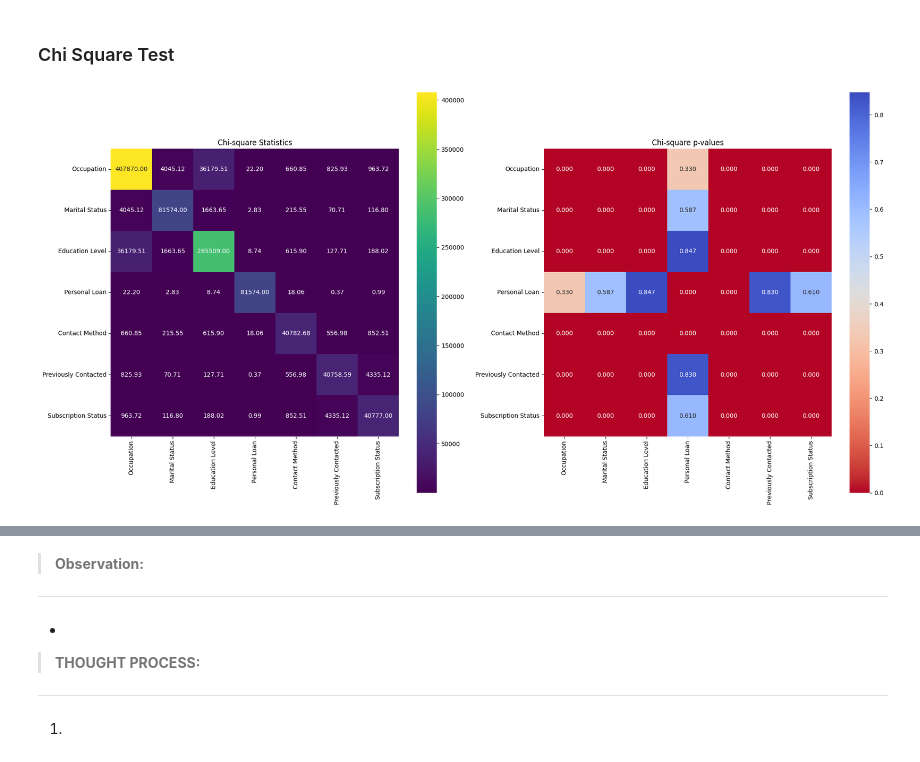
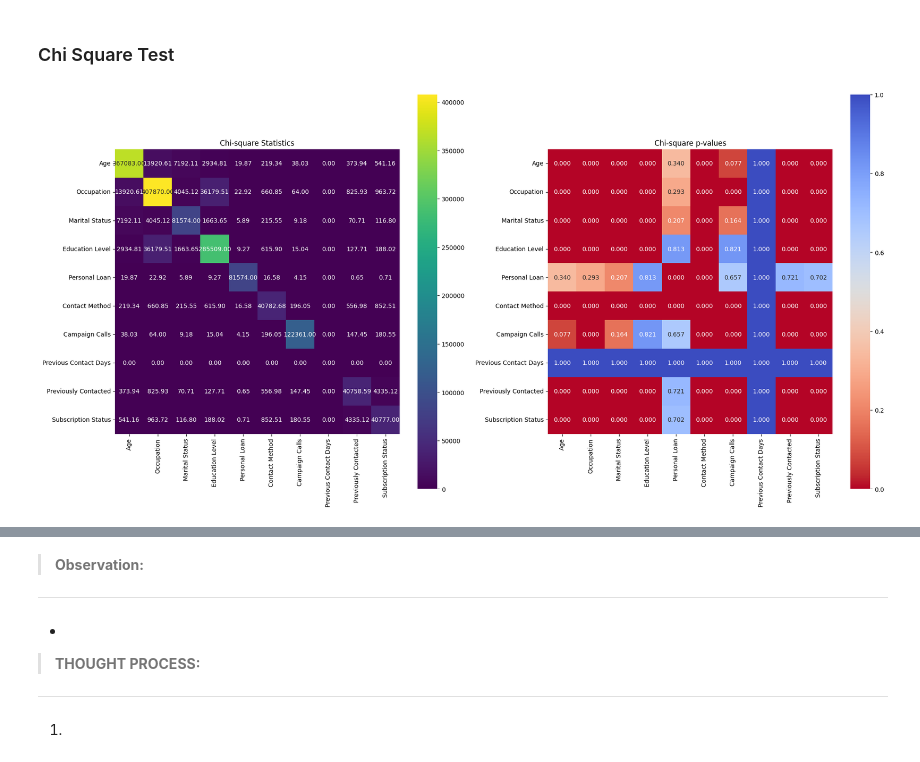
Before and after one commit to HigherGround189/EGT309-Team-Harish-Kanna, a Jupyter notebook: notebooks/Jun_Hoe_eda.ipynb, the cells around one changed output, grey strips where cells are left out. Drawn from its saved outputs; the diff is of its cells as text; code cells hidden in the pictures.

```diff
--- a/notebooks/Jun_Hoe_eda.ipynb
+++ b/notebooks/Jun_Hoe_eda.ipynb
@@ -1086,9 +974,7 @@ df.head()
 # %% [markdown]
 ##### Data Cleaning on `Contact Method` Column
 # %%
-df["Contact Method"].replace(
-    {"Cell": "cellular", "Telephone": "telephone"}, inplace=True
-)
+df["Contact Method"].replace({"Cell":"cellular", "Telephone":"telephone"}, inplace=True)
 # %% [output]
 A value is trying to be set on a copy of a DataFrame or Series through chained assignment using an inplace method.
 The behavior will change in pandas 3.0. This inplace method will never work because the intermediate object on which we are setting values always behaves as a copy.
@@ -1134,12 +1011,8 @@ plot_hist_graph(df, col="Campaign Calls", bins=30, bargap=0.1, dtick=5, x_rotati
 # %% [markdown]
 ##### Data Cleaning on `Previously Contacted` Column
 # %%
-df["Previously Contacted"] = (
-    df["Previous Contact Days"] != 999
-)  # Replace no prior (999) with False
-df.replace(
-    {"Previous Contact Days": 999}, -1, inplace=True
-)  # Replace no prior (999) with -1
+df["Previously Contacted"] = df["Previous Contact Days"] != 999 # Replace no prior (999) with False
+df.replace({"Previous Contact Days": 999}, -1, inplace=True) # Replace no prior (999) with -1
 df.head()
 # %% [output]
 |  | Age | Occupation | Marital Status | Education Level | Housing Loan | Personal Loan | Contact Method | ... |
@@ -1417,10 +1268,7 @@ def bin_numeric(df, bins=10):
 target = "Personal Loan"
 bin_num_df = bin_numeric(df.dropna(subset=[target]))
 df_encode_temp = int_encode(bin_num_df)
-X_df_temp, y_temp = (
-    df_encode_temp.drop([target, "Housing Loan", "Age"], axis=1),
-    df_encode_temp[target],
-)
+X_df_temp, y_temp = df_encode_temp.drop([target, "Housing Loan", "Age"], axis=1), df_encode_temp[target]
 print(X_df_temp.info())
 # %% [output]
 <class 'pandas.core.frame.DataFrame'>
@@ -1690,40 +1531,36 @@ ___
 ### Chi Square Test
 # %%
 def chi2_matrix(df):
-    cat_cols = df.select_dtypes(include=["object", "bool"]).columns
-    n = len(cat_cols)
+  cat_cols = df.select_dtypes(include=['object', 'bool']).columns
+  n = len(cat_cols)
 
-    chi2_matrix = pd.DataFrame(np.zeros((n, n)), index=cat_cols, columns=cat_cols)
-    p_matrix = pd.DataFrame(np.zeros((n, n)), index=cat_cols, columns=cat_cols)
+  chi2_matrix = pd.DataFrame(np.zeros((n, n)), index=cat_cols, columns=cat_cols)
+  p_matrix = pd.DataFrame(np.zeros((n, n)), index=cat_cols, columns=cat_cols)
 
-    for i in range(n):
-        for j in range(i, n):
-            # contingency table
-            table = pd.crosstab(df[cat_cols[i]], df[cat_cols[j]])
-            chi2, p, dof, expected = chi2_contingency(table)
+  for i in range(n):
+      for j in range(i, n):
+          # contingency table
+          table = pd.crosstab(df[cat_cols[i]], df[cat_cols[j]])
+          chi2, p, dof, expected = chi2_contingency(table)
 
-            chi2_matrix.iloc[i, j] = chi2
-            chi2_matrix.iloc[j, i] = chi2
-            p_matrix.iloc[i, j] = p
-            p_matrix.iloc[j, i] = p
+          chi2_matrix.iloc[i, j] = chi2
+          chi2_matrix.iloc[j, i] = chi2
+          p_matrix.iloc[i, j] = p
+          p_matrix.iloc[j, i] = p
 
-    fig, axes = plt.subplots(1, 2, figsize=(20, 10))
-    sns.heatmap(
-        chi2_matrix, annot=True, fmt=".2f", cmap="viridis", square=True, ax=axes[0]
-    )
-    axes[0].set_title("Chi-square Statistics")
+  fig, axes = plt.subplots(1, 2, figsize=(20, 10))
+  sns.heatmap(chi2_matrix, annot=True, fmt=".2f", cmap="viridis", square=True, ax=axes[0])
+  axes[0].set_title("Chi-square Statistics")
 
-    sns.heatmap(
-        p_matrix, annot=True, fmt=".3f", cmap="coolwarm_r", square=True, ax=axes[1]
-    )
-    axes[1].set_title("Chi-square p-values")
+  sns.heatmap(p_matrix, annot=True, fmt=".3f", cmap="coolwarm_r", square=True, ax=axes[1])
+  axes[1].set_title("Chi-square p-values")
 
-    plt.tight_layout()
-    plt.show()
+  plt.tight_layout()
+  plt.show()
 
-    return chi2_matrix, p_matrix
+  return chi2_matrix, p_matrix
 
-
-chi2_matrix(df_new)
+bin_num_df = bin_numeric(df_new)
+chi2_matrix(bin_num_df)
 # %% [output]
-[figure, old version]
+[figure, new version]
```
Also changed, not shown: parts of 58 cells of this notebook.
